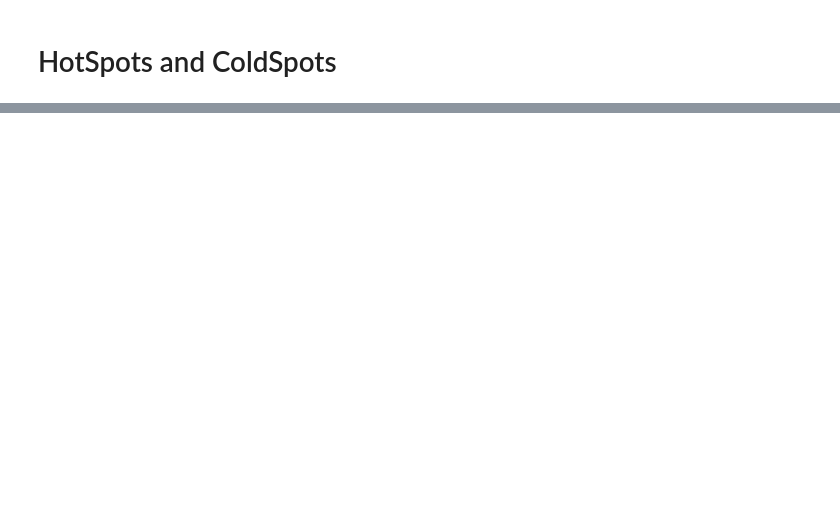
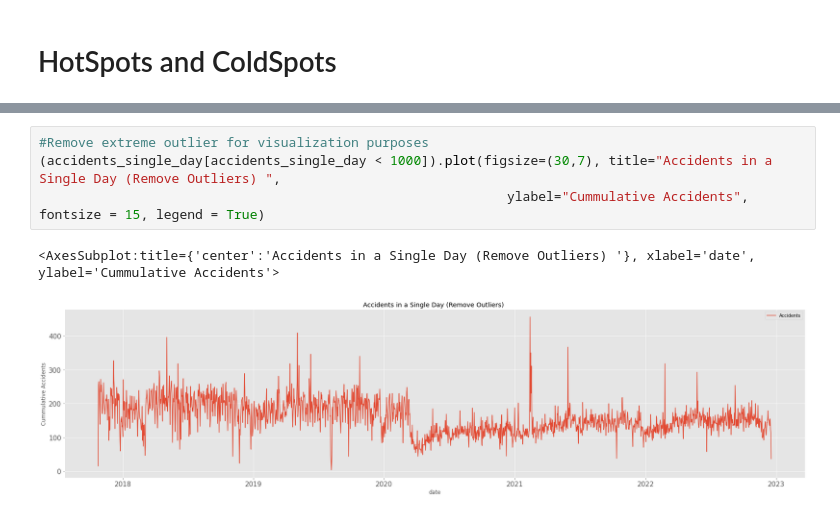
Before and after one commit to mnovovil/AustinTrafficAccidentsToday, a Jupyter notebook: Traffic_Accidents_Austin1.ipynb, the cells around one changed output, grey strips where cells are left out. Saved outputs shown, nothing was run; the diff lists cells and outputs as text; blank space fills up the shorter version.

```diff
--- a/Traffic_Accidents_Austin1.ipynb
+++ b/Traffic_Accidents_Austin1.ipynb
@@ -104,0 +152,7 @@ Austin
+# %%
+#Remove extreme outlier for visualization purposes
+(accidents_single_day[accidents_single_day < 1000]).plot(figsize=(30,7), title="Accidents in a Single Day (Remove Outliers) ",
+                                                            ylabel="Cummulative Accidents", fontsize = 15, legend = True)
+# %% [output]
+<AxesSubplot:title={'center':'Accidents in a Single Day (Remove Outliers) '}, xlabel='date', ylabel='Cummulative Accidents'>
+[figure, added]
```
Also changed, not shown: parts of 16 cells of this notebook.
